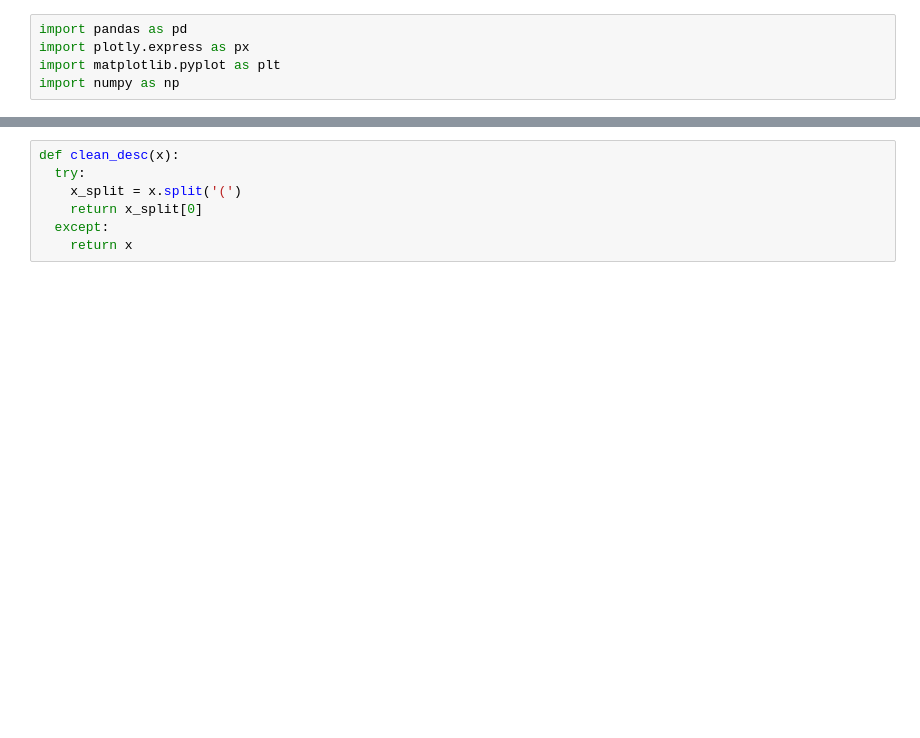
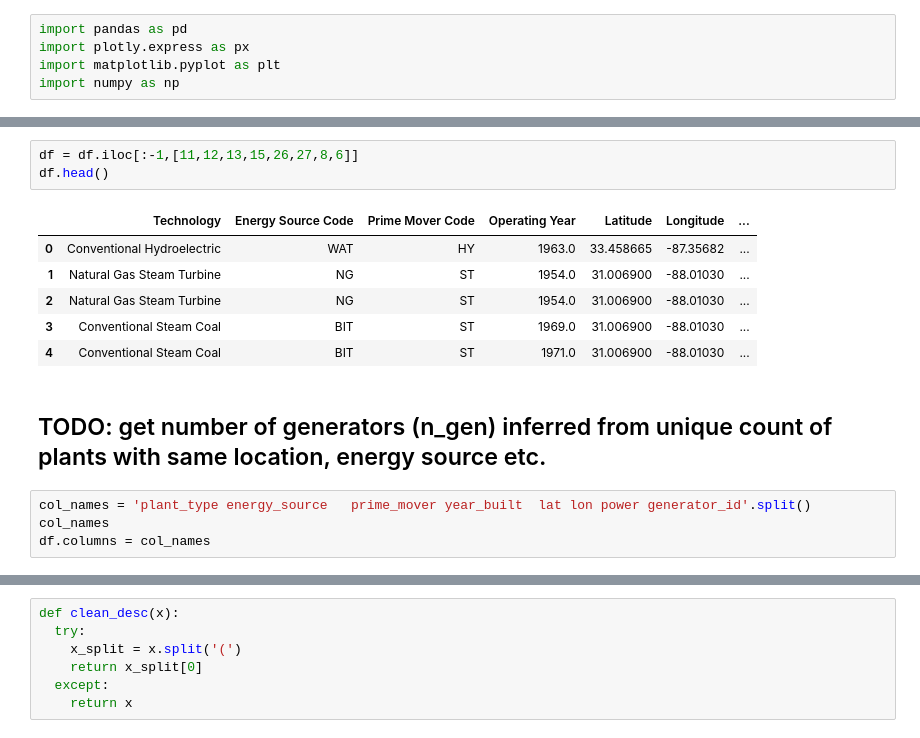
Before and after one commit to Tclack88/Renewable-Energy, a Jupyter notebook: Visualize_Power_Plants.ipynb, the cells around one changed output, grey strips where cells are left out. Cells and saved outputs as stored; diff of their text form; blank space fills up the shorter version.

```diff
--- a/Visualize_Power_Plants.ipynb
+++ b/Visualize_Power_Plants.ipynb
@@ -7,0 +22,16 @@ import numpy as np
+# %%
+df = df.iloc[:-1,[11,12,13,15,26,27,8,6]]
+df.head()
+# %% [output]
+|  | Technology | Energy Source Code | Prime Mover Code | Operating Year | Latitude | Longitude | ... |
+| 0 | Conventional Hydroelectric | WAT | HY | 1963.0 | 33.458665 | -87.35682 | ... |
+| 1 | Natural Gas Steam Turbine | NG | ST | 1954.0 | 31.006900 | -88.01030 | ... |
+| 2 | Natural Gas Steam Turbine | NG | ST | 1954.0 | 31.006900 | -88.01030 | ... |
+| 3 | Conventional Steam Coal | BIT | ST | 1969.0 | 31.006900 | -88.01030 | ... |
+| 4 | Conventional Steam Coal | BIT | ST | 1971.0 | 31.006900 | -88.01030 | ... |
+# %% [markdown]
+## TODO: get number of generators (n_gen) inferred from unique count of plants with same location, energy source etc.
+# %%
+col_names = 'plant_type	energy_source	prime_mover	year_built	lat	lon	power generator_id'.split()
+col_names
+df.columns = col_names
```
Also changed, not shown: parts of 8 cells of this notebook.
